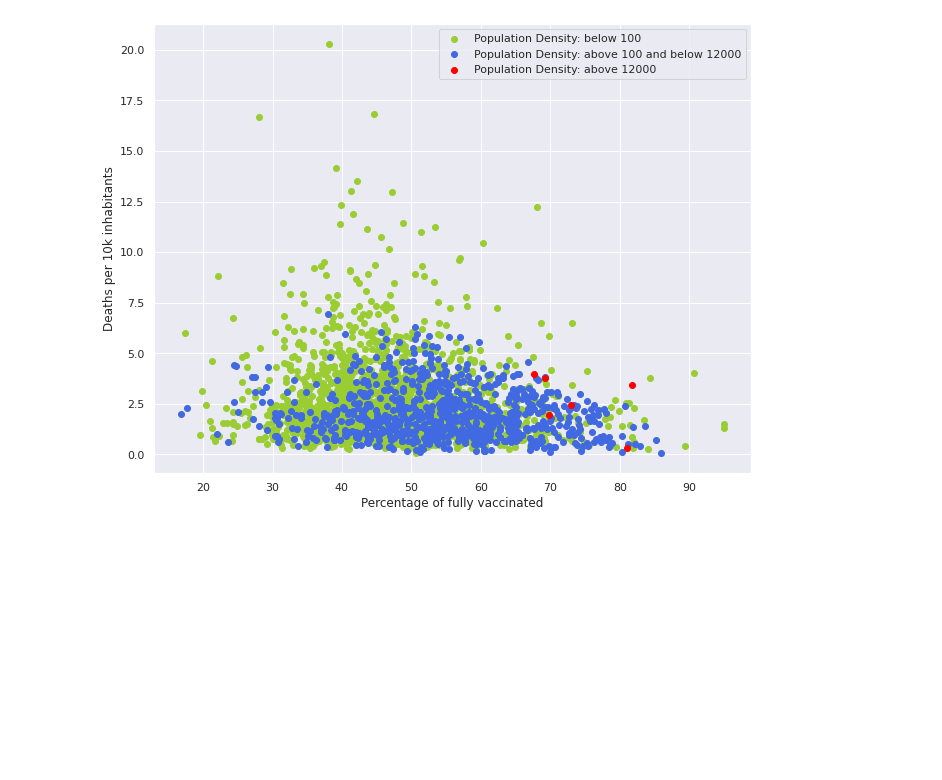
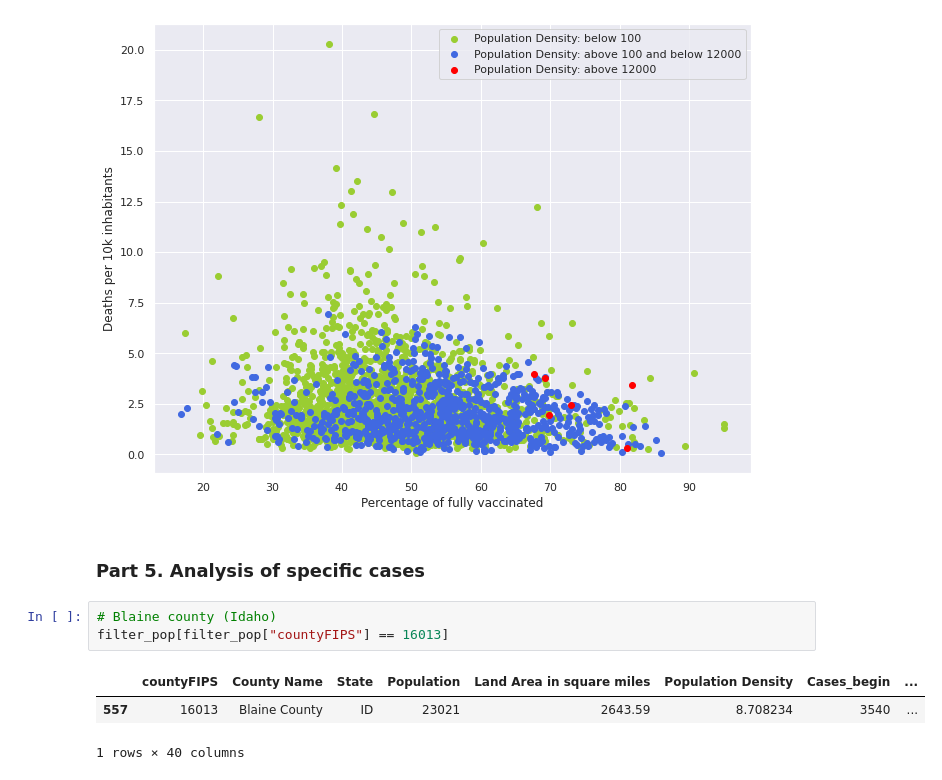
Before and after one commit to dzoanka/Covid19-cases-deaths-against-vax-in-US-counties, a Jupyter notebook: display_plots_covid_data.ipynb, the cells around one changed output. Saved outputs shown, nothing was run; the diff lists cells and outputs as text; blank space fills up the shorter version.

```diff
--- a/display_plots_covid_data.ipynb
+++ b/display_plots_covid_data.ipynb
@@ -151,3 +107,12 @@ plt.legend()
 # %% [output]
 <matplotlib.legend.Legend at 0x...>
 [figure]
+# %% [markdown]
+### Part 5. Analysis of specific cases
+# %%
+# Blaine county (Idaho)
+filter_pop[filter_pop["countyFIPS"] == 16013]
+# %% [output]
+|  | countyFIPS | County Name | State | Population | Land Area in square miles | Population Density | Cases_begin | ... |
+| 557 | 16013 | Blaine County | ID | 23021 | 2643.59 | 8.708234 | 3540 | ... |
+1 rows × 40 columns
```
Also changed, not shown: parts of 15 cells of this notebook.
